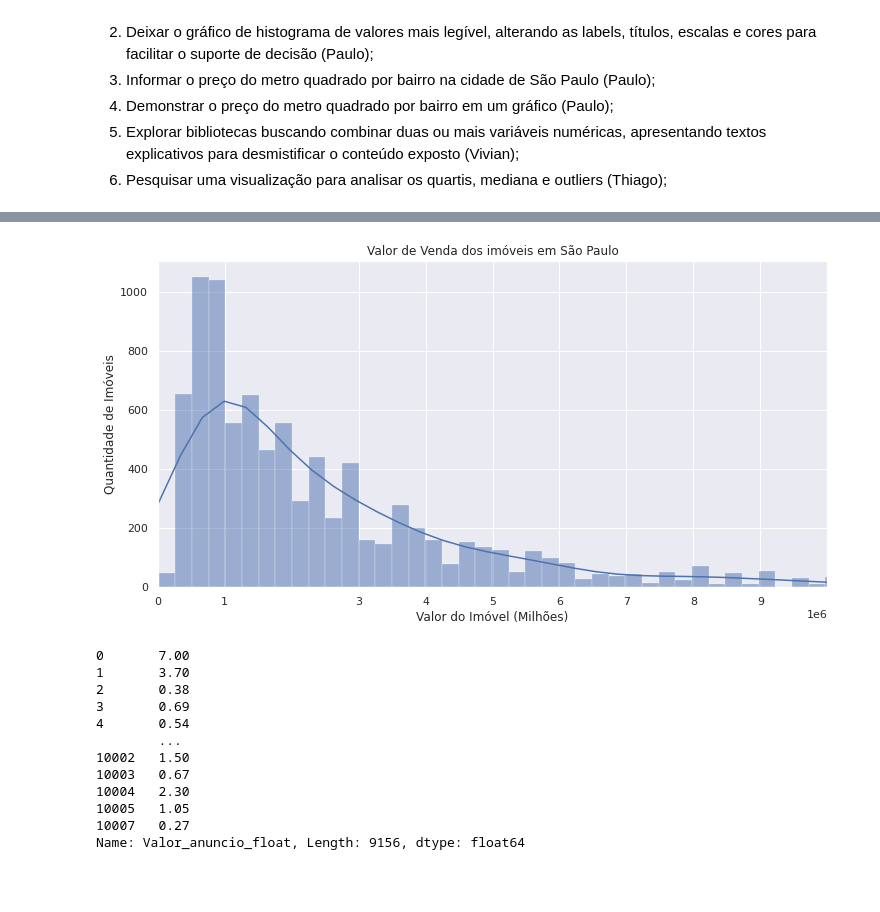
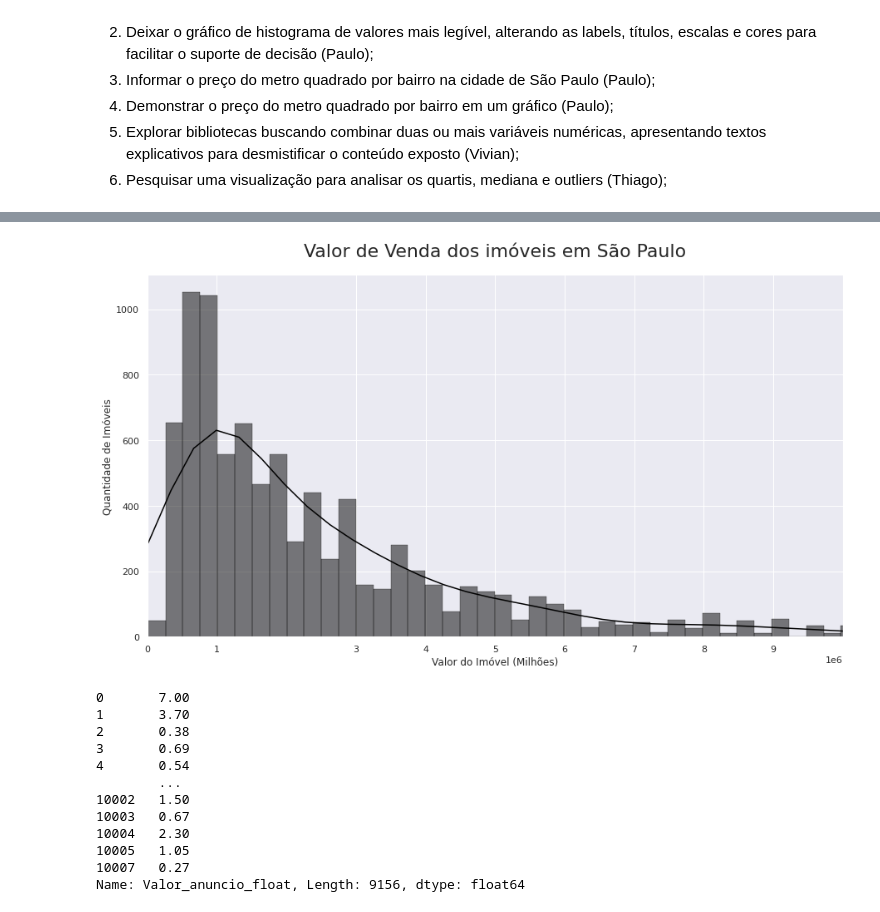
Before and after one commit to MateusJoseAdv/aluraquartaimersao, a Jupyter notebook: Imersão_de_dados_4ª_Edição_Alura.ipynb, the cells around one changed output, grey strips where cells are left out. Drawn from its saved outputs; the diff is of its cells as text; code cells hidden in the pictures; blank space fills up the shorter version.

```diff
--- a/Imersão_de_dados_4ª_Edição_Alura.ipynb
+++ b/Imersão_de_dados_4ª_Edição_Alura.ipynb
@@ -565,12 +565,12 @@ plt.show()
 # %%
-plt.figure(figsize = (12, 6))
-ax = sns.histplot(data = dados_vendas, x = "Valor_anuncio_float", kde = True)
-ax.set_title("Valor de Venda dos imóveis em São Paulo")
+plt.figure(figsize = (15, 8))
+ax = sns.histplot(data = dados_vendas, x = "Valor_anuncio_float", kde = True, ec = "black", color = "black")
+ax.set_title("Valor de Venda dos imóveis em São Paulo", pad = 22, fontsize = 22)
 plt.xlabel("Valor do Imóvel (Milhões)")
 plt.ylabel("Quantidade de Imóveis")
 plt.xticks([0, 1000000, 20000000, 3000000, 4000000, 5000000, 6000000, 7000000, 8000000, 9000000], rotation=0)
 plt.xlim((-50, 10000000))
 plt.show()
 # %% [output]
-[figure, old version]
+[figure, new version]
 # %%
```
Also changed, not shown: parts of 38 cells of this notebook.
